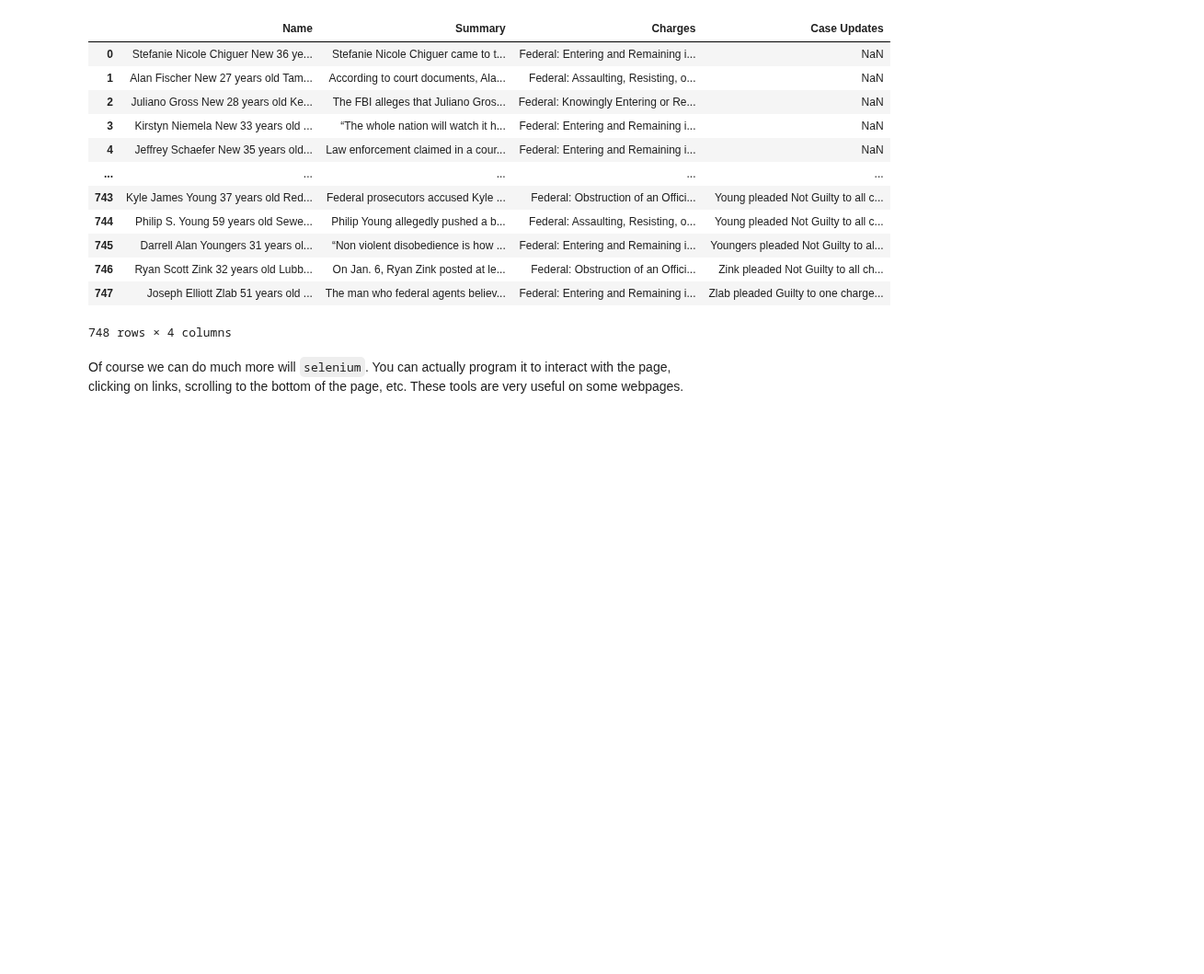
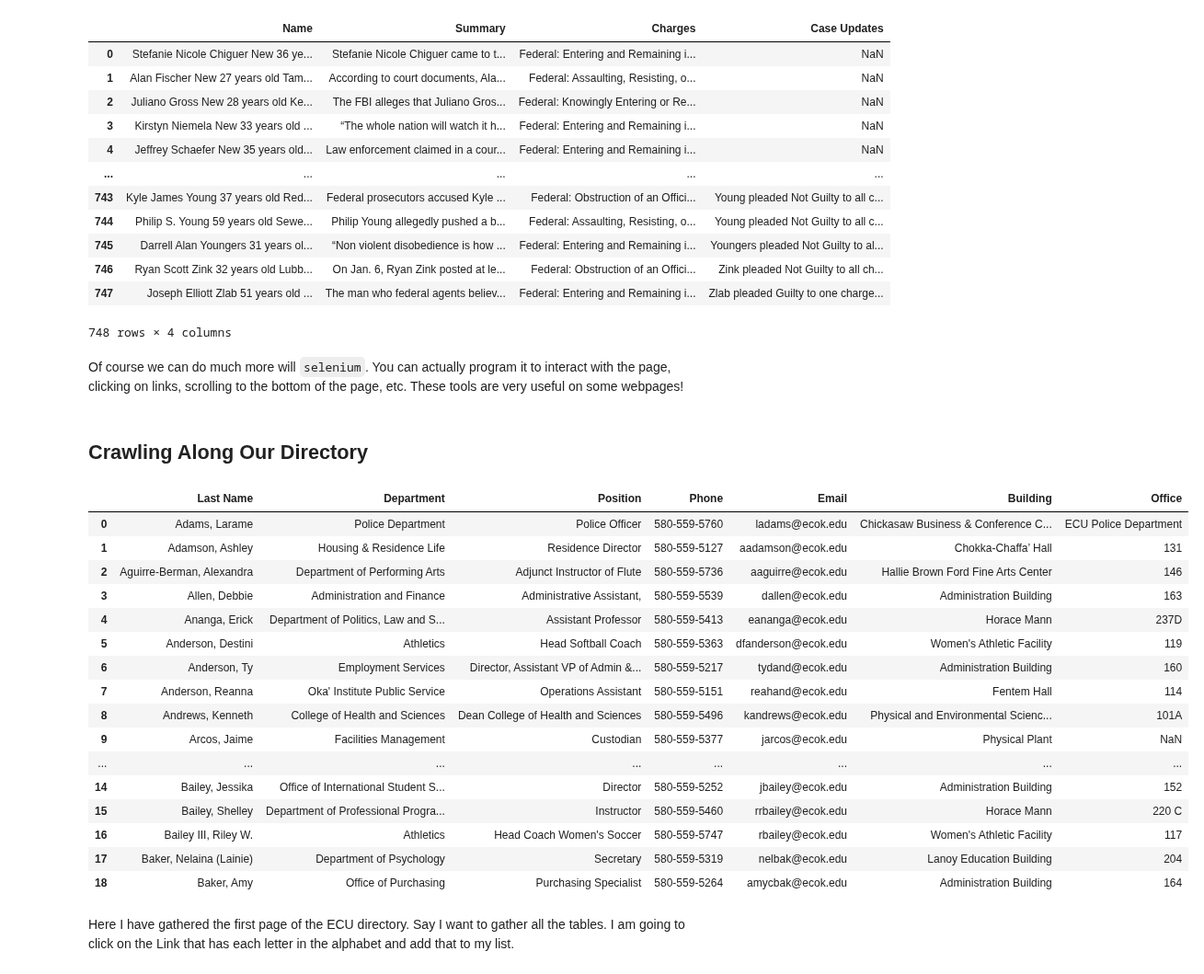
Before and after one commit to nurfnick/Data_Viz, a Jupyter notebook: 10_html_selenium.ipynb, the cells around one changed output. Shown at 92% size. Saved outputs shown, nothing was run; the diff lists cells and outputs as text; code cells hidden in the pictures; blank space fills up the shorter version.

```diff
--- a/10_html_selenium.ipynb
+++ b/10_html_selenium.ipynb
@@ -112,4 +119,35 @@ pa.read_html(str(tables[0]))[0]
 | 747 | Joseph Elliott Zlab 51 years old ... | The man who federal agents believ... | Federal: Entering and Remaining i... | Zlab pleaded Guilty to one charge... |
 748 rows × 4 columns
 # %% [markdown]
-Of course we can do much more will `selenium`.  You can actually program it to interact with the page, clicking on links, scrolling to the bottom of the page, etc.  These tools are very useful on some webpages.
+Of course we can do much more will `selenium`.  You can actually program it to interact with the page, clicking on links, scrolling to the bottom of the page, etc.  These tools are very useful on some webpages!
+# %% [markdown]
+## Crawling Along Our Directory
+# %%
+
+
+url2 = "https://www.ecok.edu/directory"
+
+driver.get(url2)
+soup = BeautifulSoup(driver.page_source, 'html.parser')
+tables = soup.find_all('table')
+pa.read_html(str(tables[0]))[0]
+# %% [output]
+|  | Last Name | Department | Position | Phone | Email | Building | Office |
+| 0 | Adams, Larame | Police Department | Police Officer | 580-559-5760 | ladams@ecok.edu | Chickasaw Business & Conference C... | ECU Police Department |
+| 1 | Adamson, Ashley | Housing & Residence Life | Residence Director | 580-559-5127 | aadamson@ecok.edu | Chokka-Chaffa’ Hall | 131 |
+| 2 | Aguirre-Berman, Alexandra | Department of Performing Arts | Adjunct Instructor of Flute | 580-559-5736 | aaguirre@ecok.edu | Hallie Brown Ford Fine Arts Center | 146 |
+| 3 | Allen, Debbie | Administration and Finance | Administrative Assistant, | 580-559-5539 | dallen@ecok.edu | Administration Building | 163 |
+| 4 | Ananga, Erick | Department of Politics, Law and S... | Assistant Professor | 580-559-5413 | eananga@ecok.edu | Horace Mann | 237D |
+| 5 | Anderson, Destini | Athletics | Head Softball Coach | 580-559-5363 | dfanderson@ecok.edu | Women's Athletic Facility | 119 |
+| 6 | Anderson, Ty | Employment Services | Director, Assistant VP of Admin &... | 580-559-5217 | tydand@ecok.edu | Administration Building | 160 |
+| 7 | Anderson, Reanna | Oka' Institute Public Service | Operations Assistant | 580-559-5151 | reahand@ecok.edu | Fentem Hall | 114 |
+| 8 | Andrews, Kenneth | College of Health and Sciences | Dean College of Health and Sciences | 580-559-5496 | kandrews@ecok.edu | Physical and Environmental Scienc... | 101A |
+| 9 | Arcos, Jaime | Facilities Management | Custodian | 580-559-5377 | jarcos@ecok.edu | Physical Plant | NaN |
+| ... | ... | ... | ... | ... | ... | ... | ... |
+| 14 | Bailey, Jessika | Office of International Student S... | Director | 580-559-5252 | jbailey@ecok.edu | Administration Building | 152 |
+| 15 | Bailey, Shelley | Department of Professional Progra... | Instructor | 580-559-5460 | rrbailey@ecok.edu | Horace Mann | 220 C |
+| 16 | Bailey III, Riley W. | Athletics | Head Coach Women's Soccer | 580-559-5747 | rbailey@ecok.edu | Women's Athletic Facility | 117 |
+| 17 | Baker, Nelaina (Lainie) | Department of Psychology | Secretary | 580-559-5319 | nelbak@ecok.edu | Lanoy Education Building | 204 |
+| 18 | Baker, Amy | Office of Purchasing | Purchasing Specialist | 580-559-5264 | amycbak@ecok.edu | Administration Building | 164 |
+# %% [markdown]
+Here I have gathered the first page of the ECU directory.  Say I want to gather all the tables.  I am going to click on the Link that has each letter in the alphabet and add that to my list.
```
Also changed, not shown: parts of 17 cells of this notebook.
